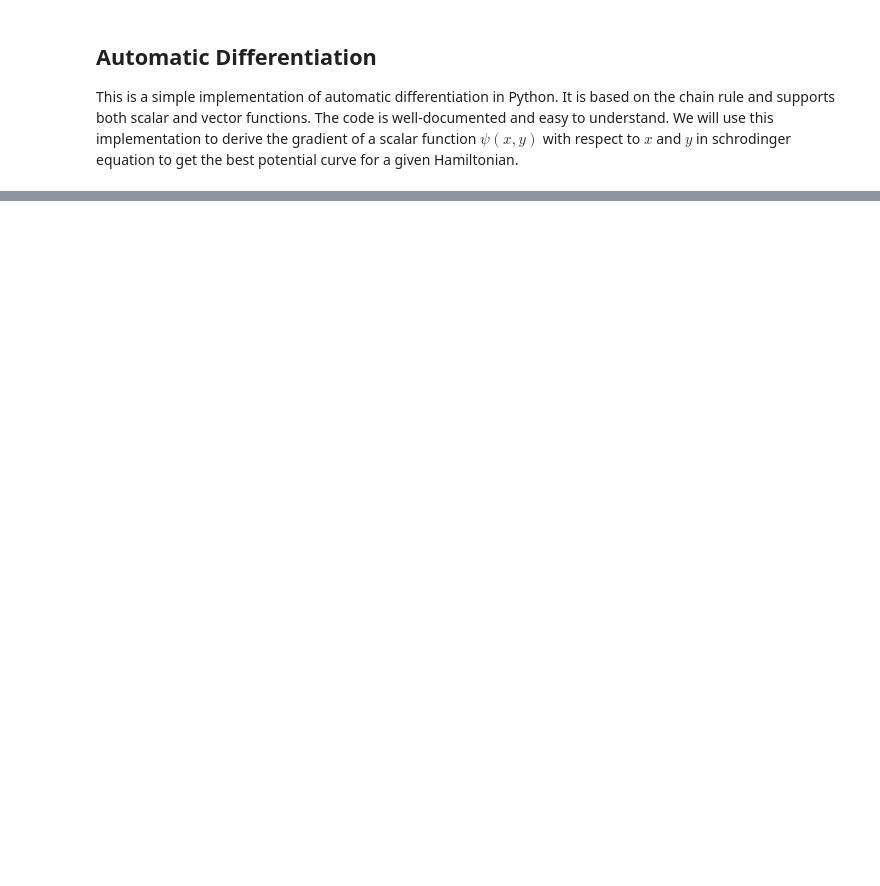
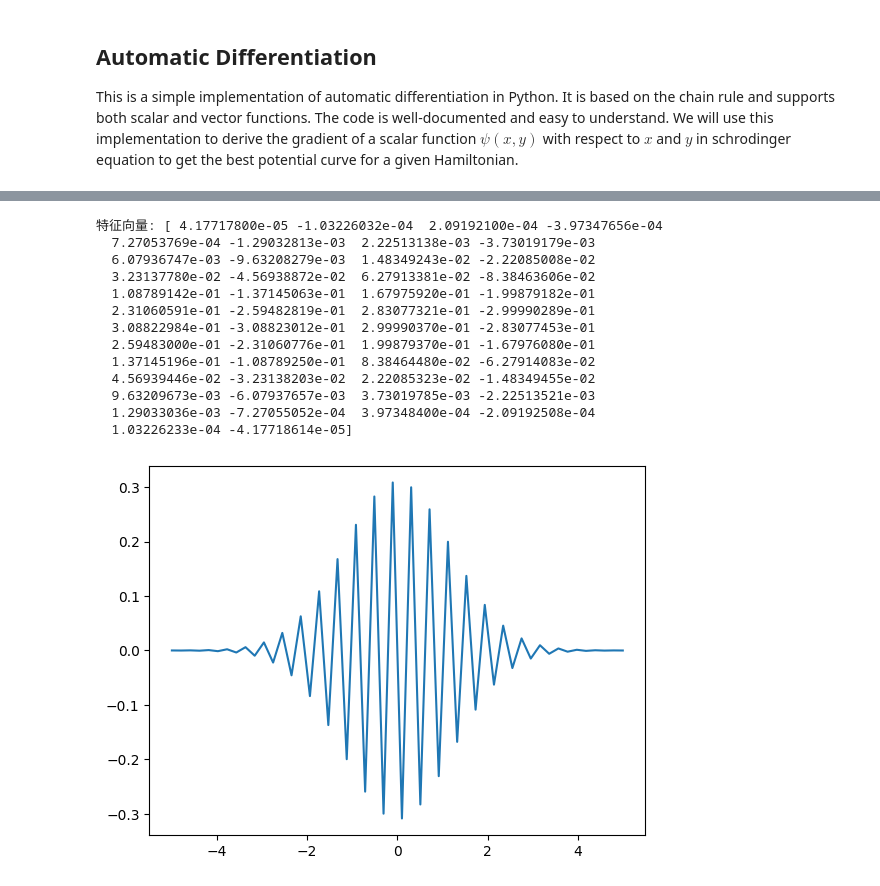
Before and after one commit to STOKES-DOT/Codes_practice, a Jupyter notebook: automatic_differential/ad.ipynb, the cells around one changed output, grey strips where cells are left out. Drawn from its saved outputs; the diff is of its cells as text; code cells hidden in the pictures; blank space fills up the shorter version.

```diff
--- a/automatic_differential/ad.ipynb
+++ b/automatic_differential/ad.ipynb
@@ -17,0 +105,14 @@ XlaRuntimeError: UNIMPLEMENTED: default_memory_space is not supported.
+# %%
+H_real = np.zeros((num, num))
+for i in range(num):
+    for j in range(num):
+        H_real[i,j] = (10/num)**(-2)*K[i,j] + v_real[i]*(i==j)
+
+print(H_real)
+
+H_init = np.zeros((num, num))
+for i in range(num):
+    for j in range(num):
+        H_init[i,j] = (10/num)**(-2)*K[i,j] + v_init[i]**2*(i==j)
+
+print(H_init)
@@ -17,0 +137,25 @@ XlaRuntimeError: UNIMPLEMENTED: default_memory_space is not supported.
+# %%
+from scipy import linalg
+
+# 求解H_init的特征值和特征向量
+eigenvalues, eigenvectors = linalg.eig(H_real)
+
+# 打印结果
+print("特征向量:", eigenvectors[:,0])
+plt.plot(x, eigenvectors[:,0])
+plt.show()
+# %% [output]
+特征向量: [ 4.17717800e-05 -1.03226032e-04  2.09192100e-04 -3.97347656e-04
+  7.27053769e-04 -1.29032813e-03  2.22513138e-03 -3.73019179e-03
+  6.07936747e-03 -9.63208279e-03  1.48349243e-02 -2.22085008e-02
+  3.23137780e-02 -4.56938872e-02  6.27913381e-02 -8.38463606e-02
+  1.08789142e-01 -1.37145063e-01  1.67975920e-01 -1.99879182e-01
+  2.31060591e-01 -2.59482819e-01  2.83077321e-01 -2.99990289e-01
+  3.08822984e-01 -3.08823012e-01  2.99990370e-01 -2.83077453e-01
+  2.59483000e-01 -2.31060776e-01  1.99879370e-01 -1.67976080e-01
+  1.37145196e-01 -1.08789250e-01  8.38464480e-02 -6.27914083e-02
+  4.56939446e-02 -3.23138203e-02  2.22085323e-02 -1.48349455e-02
+  9.63209673e-03 -6.07937657e-03  3.73019785e-03 -2.22513521e-03
+  1.29033036e-03 -7.27055052e-04  3.97348400e-04 -2.09192508e-04
+  1.03226233e-04 -4.17718614e-05]
+[figure, added]
```
Also changed, not shown: parts of 9 cells of this notebook.
